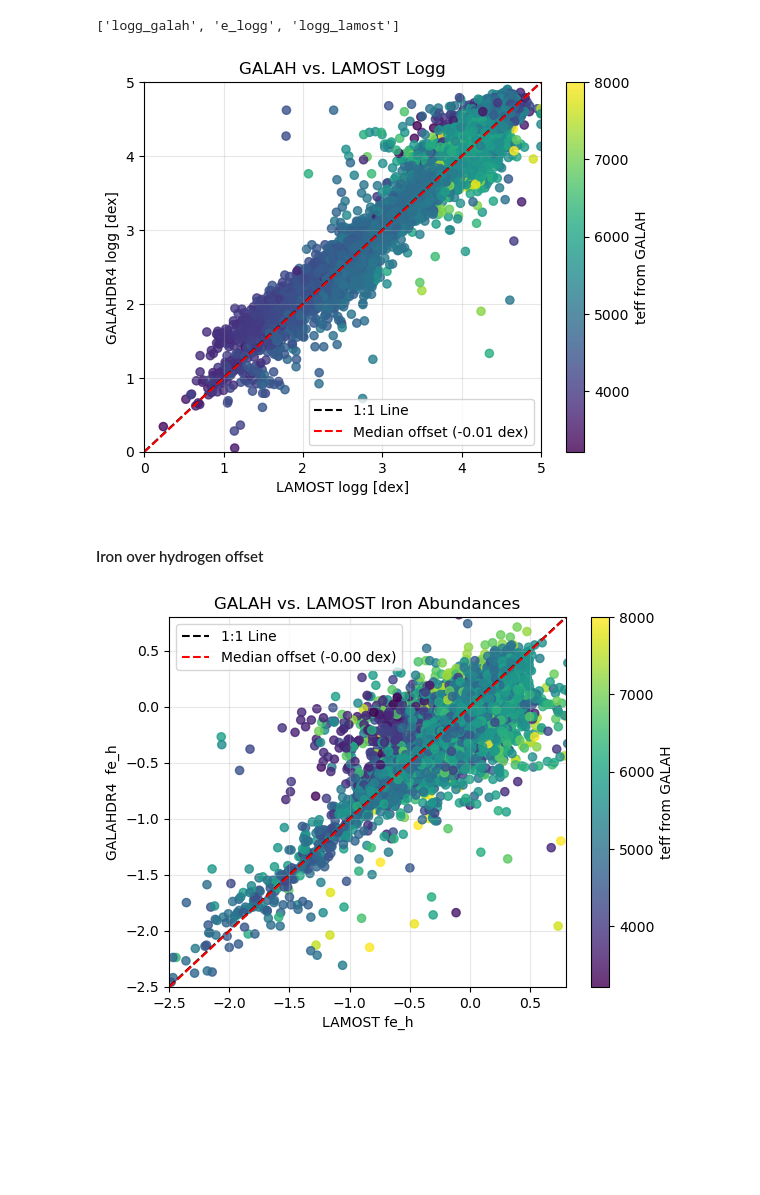
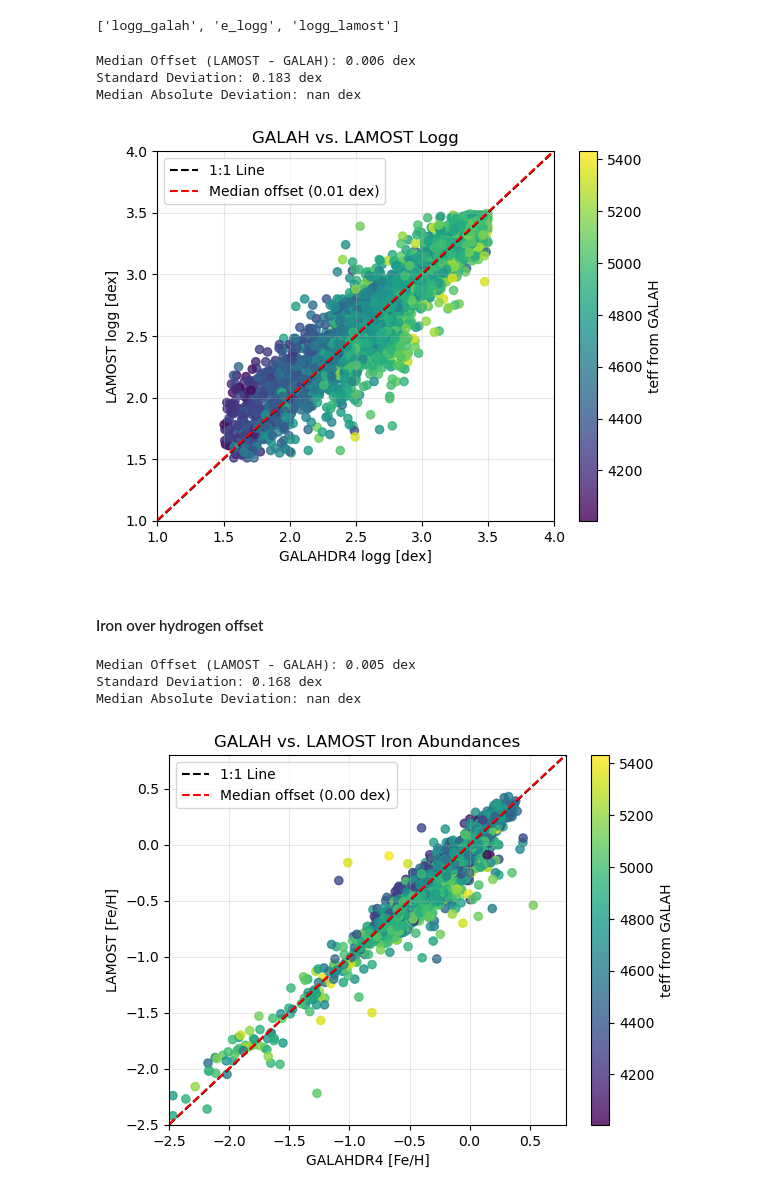
Before and after one commit to juanpabloidarraga/master_thesis, a Jupyter notebook: code/Sidequests/offset_galah_and_lamost.ipynb, the cells around one changed output. Drawn from its saved outputs; the diff is of its cells as text; code cells hidden in the pictures; blank space fills up the shorter version.

```diff
--- a/code/Sidequests/offset_galah_and_lamost.ipynb
+++ b/code/Sidequests/offset_galah_and_lamost.ipynb
@@ -1048,7 +1092,7 @@ print(li_columns)
 # %%
 GALAHDR4_x_LAMOST['delta_teff'] = (
-    GALAHDR4_x_LAMOST['teff'] # GALAH Teff
-    - GALAHDR4_x_LAMOST['Teff'] # LAMOST Teff
+    GALAHDR4_x_LAMOST['Teff'] # LAMOST Teff
+    - GALAHDR4_x_LAMOST['teff'] # GALAH Teff
 )
 
 
@@ -1056,17 +1100,21 @@ med_offset = GALAHDR4_x_LAMOST['delta_teff'].median()
 std_offset = GALAHDR4_x_LAMOST['delta_teff'].std()
 mad_offset = stats.median_abs_deviation(GALAHDR4_x_LAMOST['delta_teff'])
 
+print(f'Median Offset (LAMOST - GALAH): {med_offset:.3f} K')
+print(f'Standard Deviation: {std_offset:.3f} K')
+print(f'Median Absolute Deviation: {mad_offset:.3f} K')
+
 sc = plt.scatter(
-    GALAHDR4_x_LAMOST['teff'],
-    GALAHDR4_x_LAMOST['Teff'],
+    GALAHDR4_x_LAMOST.loc[giants_mask, 'teff'],
+    GALAHDR4_x_LAMOST.loc[giants_mask, 'Teff'],
     #c=K2_x_GALAH_LAMOST['teff'], # Temperature from GALAH
-    c=GALAHDR4_x_LAMOST['fe_h'], # Iron over hydrogen from GALAH
+    c=GALAHDR4_x_LAMOST.loc[giants_mask,'fe_h'], # Iron over hydrogen from GALAH
     cmap='viridis',
     s=35,
     alpha=0.8,
 )
 
-lims = [3000, 8000]
+lims = [3500, 6000]
 
 # Black line for 1:1 relation
 plt.plot(lims, lims, 'k--', label='1:1 Line')
@@ -1082,8 +1130,8 @@ plt.plot(
 #plt.xlim(lims)
 #plt.ylim(lims)
 
-plt.xlabel('LAMOST teff [K]')
-plt.ylabel('GALAHDR4 teff [K]')
+plt.xlabel('GALAHDR4 teff [K]')
+plt.ylabel('LAMOST teff [K]')
 plt.title('GALAH vs. LAMOST Effective Temperatures')
 
 plt.grid(True, alpha=0.3)
@@ -1106,8 +1157,8 @@ print(li_columns)
 ['logg_galah', 'e_logg', 'logg_lamost']
 # %%
 GALAHDR4_x_LAMOST['delta_logg'] = (
-    GALAHDR4_x_LAMOST['logg_galah'] # GALAH logg
-    - GALAHDR4_x_LAMOST['logg_lamost'] # LAMOST logg
+    GALAHDR4_x_LAMOST['logg_lamost'] # LAMOST logg
+    - GALAHDR4_x_LAMOST['logg_galah'] # GALAH logg
 )
 
 
@@ -1115,62 +1166,72 @@ med_offset = GALAHDR4_x_LAMOST['delta_logg'].median()
 std_offset = GALAHDR4_x_LAMOST['delta_logg'].std()
 mad_offset = stats.median_abs_deviation(GALAHDR4_x_LAMOST['delta_logg'])
 
+print(f'Median Offset (LAMOST - GALAH): {med_offset:.3f} dex')
+print(f'Standard Deviation: {std_offset:.3f} dex')
+print(f'Median Absolute Deviation: {mad_offset:.3f} dex')
+
 sc = plt.scatter(
-    GALAHDR4_x_LAMOST['logg_galah'],
-    GALAHDR4_x_LAMOST['logg_lamost'],
-    c=GALAHDR4_x_LAMOST['teff'], # Temperature from GALAH
+    GALAHDR4_x_LAMOST.loc[giants_mask,'logg_galah'],
+    GALAHDR4_x_LAMOST.loc[giants_mask,'logg_lamost'],
+    c=GALAHDR4_x_LAMOST.loc[giants_mask,'teff'], # Temperature from GALAH
     #c=K2_x_GALAH_LAMOST['fe_h_2'], # Iron over hydrogen from GALAH
     cmap='viridis',
     s=35,
     alpha=0.8,
 )
 
-lims = [0, 5]
+lims = [1, 4]
 
 # Black line for 1:1 relation
 plt.plot(lims, lims, 'k--', label='1:1 Line')
 
 # Red line for median offset
 plt.plot(
     lims,
     [x + med_offset for x in lims],
     'r--',
     label=f'Median offset ({med_offset:.2f} dex)',
 )
 
 plt.xlim(lims)
 plt.ylim(lims)
 
-plt.xlabel('LAMOST logg [dex]')
-plt.ylabel('GALAHDR4 logg [dex]')
+plt.xlabel('GALAHDR4 logg [dex]')
+plt.ylabel('LAMOST logg [dex]')
 plt.title('GALAH vs. LAMOST Logg')
 
 plt.grid(True, alpha=0.3)
 plt.legend()
 
 plt.colorbar(sc, label='teff from GALAH')
 
 plt.show()
 # %% [output]
+Median Offset (LAMOST - GALAH): 0.006 dex
+Standard Deviation: 0.183 dex
+Median Absolute Deviation: nan dex
-[figure, old version]
+[figure, new version]
 # %% [markdown]
 #### Iron over hydrogen offset
 # %%
 GALAHDR4_x_LAMOST['delta_fe_h'] = (
-    GALAHDR4_x_LAMOST['fe_h'] # GALAH logg
-    - GALAHDR4_x_LAMOST['__Fe_H_'] # LAMOST logg
+    GALAHDR4_x_LAMOST['__Fe_H_'] # LAMOST [Fe/H]
+    - GALAHDR4_x_LAMOST['fe_h'] # GALAH [Fe/H]
 )
 
 
-med_offset = GALAHDR4_x_LAMOST['delta_fe_h'].median()
+med_offset = GALAHDR4_x_LAMOST['delta_fe_h'].median() #TODO poner giant_mask before computing the meadin
 std_offset = GALAHDR4_x_LAMOST['delta_fe_h'].std()
 mad_offset = stats.median_abs_deviation(GALAHDR4_x_LAMOST['delta_fe_h'])
 
+print(f'Median Offset (LAMOST - GALAH): {med_offset:.3f} dex')
+print(f'Standard Deviation: {std_offset:.3f} dex')
+print(f'Median Absolute Deviation: {mad_offset:.3f} dex')
 
 sc = plt.scatter(
-    GALAHDR4_x_LAMOST['fe_h'],
-    GALAHDR4_x_LAMOST['__Fe_H_'],
-    c=GALAHDR4_x_LAMOST['teff'], # Temperature from GALAH
+    GALAHDR4_x_LAMOST.loc[giants_mask, 'fe_h'],
+    GALAHDR4_x_LAMOST.loc[giants_mask, '__Fe_H_'],
+    c=GALAHDR4_x_LAMOST.loc[giants_mask, 'teff'], # Temperature from GALAH
     #c=K2_x_GALAH_LAMOST['fe_h_2'], # Iron over hydrogen from GALAH
     cmap='viridis',
     s=35,
@@ -1193,8 +1254,8 @@ plt.plot(
 plt.xlim(lims)
 plt.ylim(lims)
 
-plt.xlabel('LAMOST fe_h')
-plt.ylabel('GALAHDR4  fe_h')
+plt.xlabel('GALAHDR4 [Fe/H]')
+plt.ylabel('LAMOST [Fe/H]')
 plt.title('GALAH vs. LAMOST Iron Abundances')
 
 plt.grid(True, alpha=0.3)
@@ -1204,4 +1265,7 @@ plt.colorbar(sc, label='teff from GALAH')
 
 plt.show()
 # %% [output]
+Median Offset (LAMOST - GALAH): 0.005 dex
+Standard Deviation: 0.168 dex
+Median Absolute Deviation: nan dex
-[figure, old version]
+[figure, new version]
```
Also changed, not shown: parts of 39 cells of this notebook, 13 other files.
